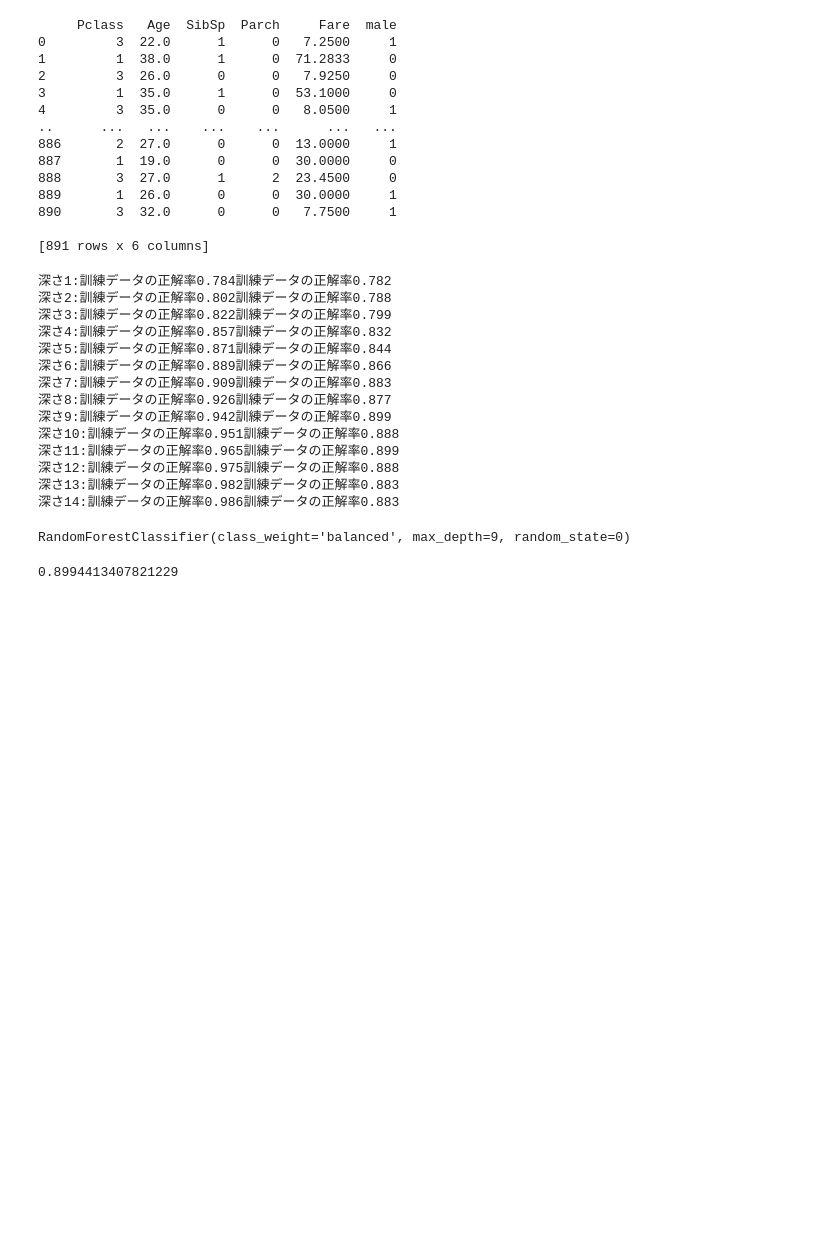
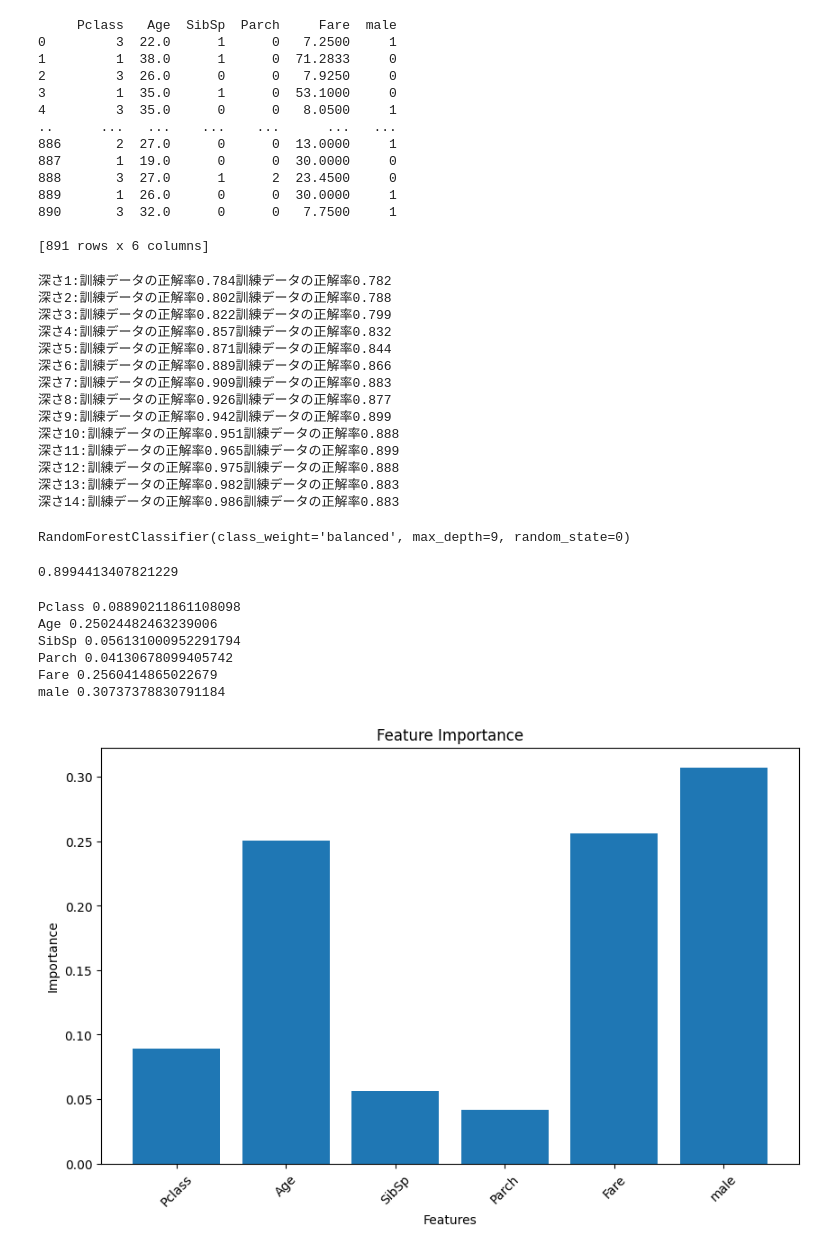
Before and after one commit to yamaguchinorimitsu/ajax_app, a Jupyter notebook: 練習３.ipynb, the cells around one changed output. Cells and saved outputs as stored; diff of their text form; code cells hidden in the pictures; blank space fills up the shorter version.

```diff
--- a/練習３.ipynb
+++ b/練習３.ipynb
@@ -172,10 +172,10 @@ sex['Survived'].plot(kind='bar')
 male = pd.get_dummies(df2['Sex'], drop_first=True)
 # %%
 # 元のデータフレームとダミー変数を横方向に連結
-df2_with_dummies = pd.concat([X, male], axis=1)
+df3 = pd.concat([X, male], axis=1)
 
 # 連結結果の表示
-print(df2_with_dummies)
+print(df3)
 # %% [output]
      Pclass   Age  SibSp  Parch     Fare  male
 0         3  22.0      1      0   7.2500     1
@@ -196,3 +194,5 @@ X2 =df2_with_dummies
+# %%
+X3 =df3
 # %%
 
 
@@ -221,7 +221,7 @@ for j in range(1,15): # jは木の深さ jには1～14が入る
 深さ14:訓練データの正解率0.986訓練データの正解率0.883
 # %%
 # 訓練データとテストデータの分割
-X_train, X_test, y_train, y_test = train_test_split(X2, y, test_size=0.2, random_state=0)
+X_train, X_test, y_train, y_test = train_test_split(X3, y, test_size=0.2, random_state=0)
 
 model = RandomForestClassifier(max_depth=9, random_state=0,class_weight ='balanced')
 model.fit(X_train, y_train)
@@ -231,3 +231,38 @@ RandomForestClassifier(class_weight='balanced', max_depth=9, random_state=0)
 model.score(X_test,y_test)
 # %% [output]
 0.8994413407821229
+# %%
+# 特徴量の重要度を取得
+importances = model.feature_importances_
+
+# 特徴量名と重要度を表示
+for feature, importance in zip(X3.columns, importances):
+    print(feature, importance)
+# %% [output]
+Pclass 0.08890211861108098
+Age 0.25024482463239006
+SibSp 0.056131000952291794
+Parch 0.04130678099405742
+Fare 0.2560414865022679
+male 0.30737378830791184
+# %%
+import matplotlib.pyplot as plt
+
+# 特徴量の名前と重要度を取得
+features = X3.columns
+importances = model.feature_importances_
+
+# プロットの設定
+plt.figure(figsize=(10, 6))
+plt.bar(features, importances)
+plt.xlabel('Features')
+plt.ylabel('Importance')
+plt.title('Feature Importance')
+
+# x軸のラベルを回転させる
+plt.xticks(rotation=45)
+
+# グラフを表示
+plt.show()
+# %% [output]
+[figure, added]
```
Also changed, not shown: parts of 2 cells of this notebook.
